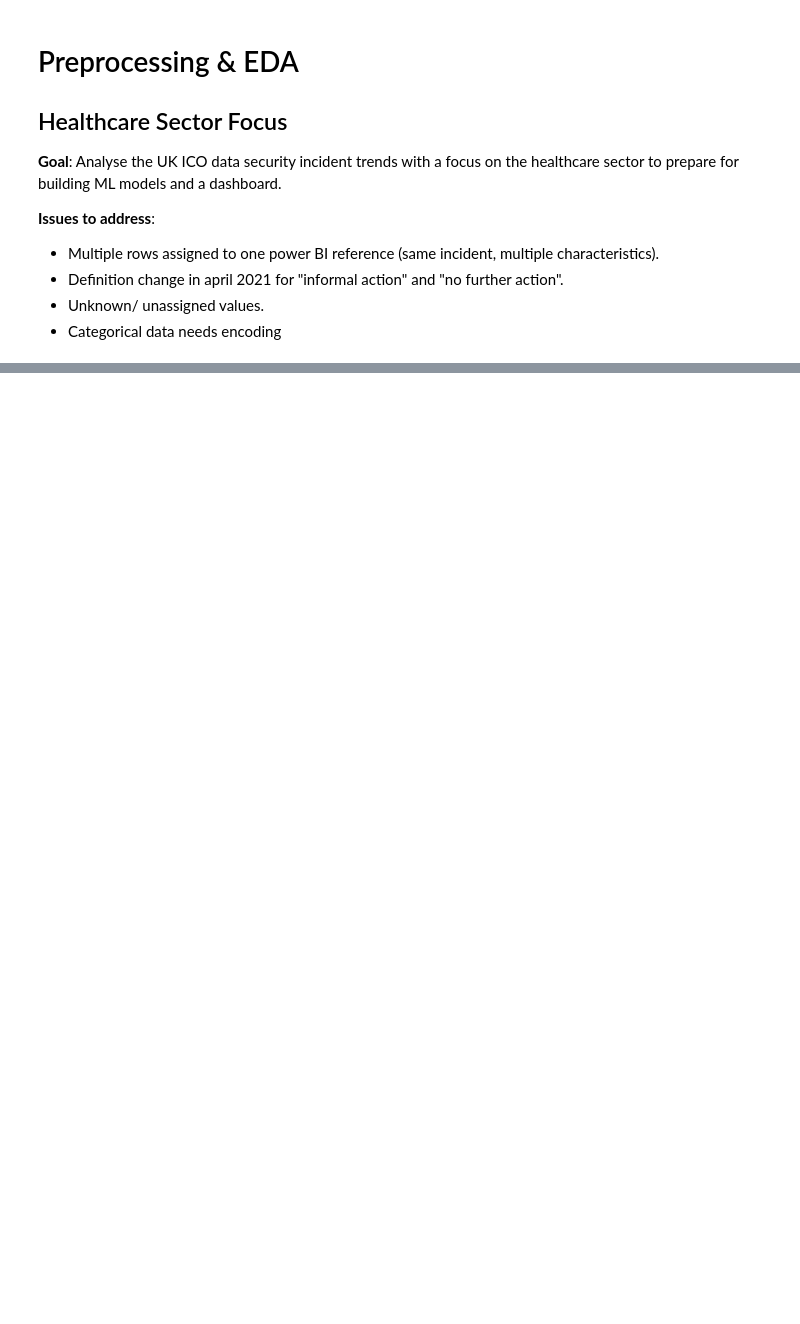
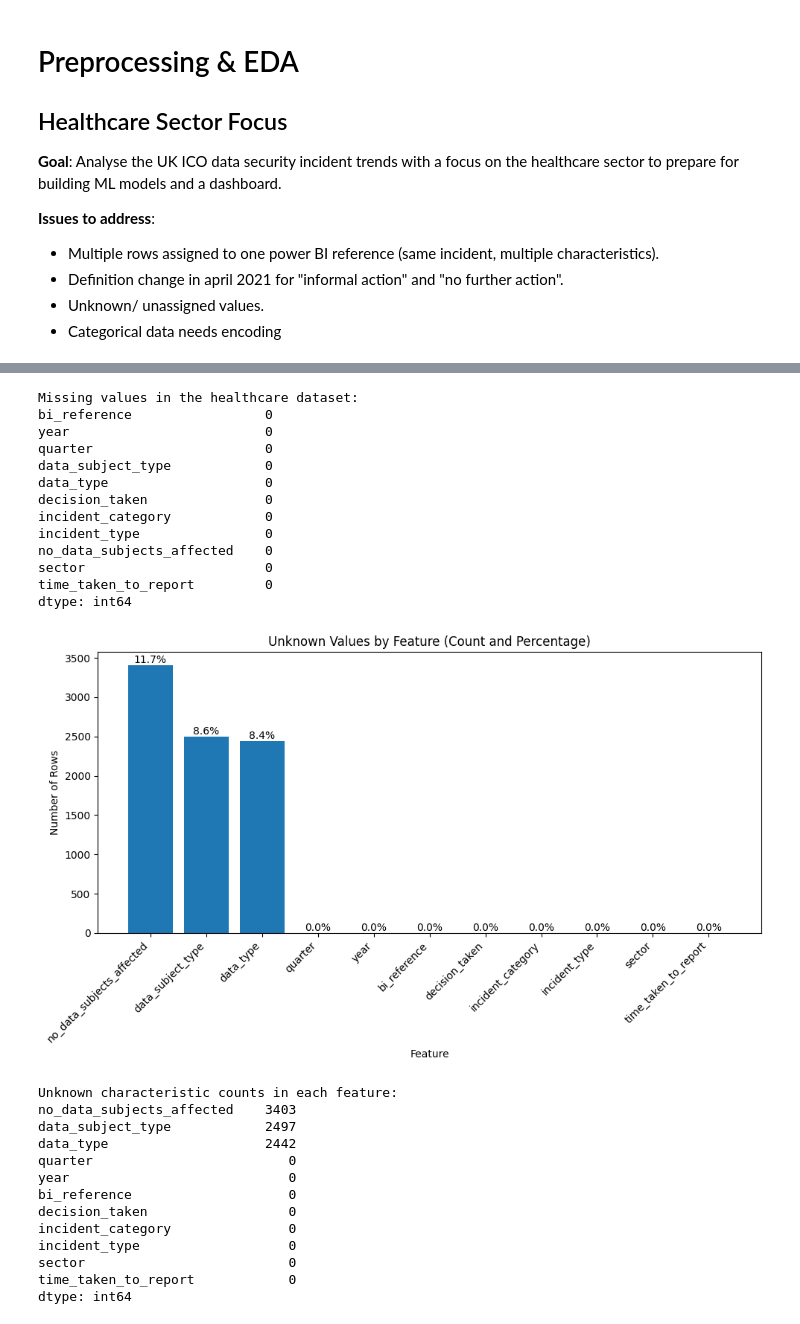
Before and after one commit to maycrowave/healthcare-data-incident-dashboard, a Jupyter notebook: models.ipynb, the cells around one changed output, grey strips where cells are left out. Saved outputs shown, nothing was run; the diff lists cells and outputs as text; code cells hidden in the pictures; blank space fills up the shorter version.

```diff
--- a/models.ipynb
+++ b/models.ipynb
@@ -49,13 +71,9 @@ plt.show()
 # %%
 # filtering the database to focus of the health sector
-df_health = df_original.copy(deep=True)
-df_health = df_original[df_original["Sector"] == "Health"]
+df_health = df_original[df_original["Sector"] == "Health"].copy(deep=True)
 
 # standardising the column names
 df_health.columns = df_health.columns.str.strip().str.lower().str.replace(" ", "_").str.replace(".", "")
 
-# checking how many missing values are in the healthcare df
-df_health.isin(["Unknown", "unknown", "UNKNOWN"]).sum()
-
 # look at new healthcare sector focused df
 df_health.info()
@@ -101,0 +214,58 @@ print(f"Columns that vary across duplicate rows:\n {result}")
+# %%
+# checking how many missing/ unknown values are in the healthcare df
+print(f"Missing values in the healthcare dataset:\n{df_health.isnull().sum()}")
+
+unknown_counts = df_health[categorical_cols].isin(["Unknown"]).sum().sort_values(ascending=False)
+
+# calculate percentages
+unknown_perc = (unknown_counts / len(df_health)) * 100
+
+# visualise per feature
+plt.figure(figsize=(10, 6))
+bars = plt.bar(unknown_counts.index, unknown_counts.values)
+
+plt.title("Unknown Values by Feature (Count and Percentage)")
+plt.xlabel("Feature")
+plt.ylabel("Number of Rows")
+plt.xticks(rotation=45, ha="right")
+
+# add percentage labels
+for bar, pct in zip(bars, unknown_perc):
+    height = bar.get_height()
+    plt.text(
+        bar.get_x() + bar.get_width() / 2,
+        height, f"{pct:.1f}%",
+        ha="center", va="bottom"
+    )
+
+plt.tight_layout()
+plt.show()
+print(f"Unknown characteristic counts in each feature:\n{unknown_counts}")
+# %% [output]
+Missing values in the healthcare dataset:
+bi_reference                 0
+year                         0
+quarter                      0
+data_subject_type            0
+data_type                    0
+decision_taken               0
+incident_category            0
+incident_type                0
+no_data_subjects_affected    0
+sector                       0
+time_taken_to_report         0
+dtype: int64
+[figure, added]
+Unknown characteristic counts in each feature:
+no_data_subjects_affected    3403
+data_subject_type            2497
+data_type                    2442
+quarter                         0
+year                            0
+bi_reference                    0
+decision_taken                  0
+incident_category               0
+incident_type                   0
+sector                          0
+time_taken_to_report            0
+dtype: int64
```
Also changed, not shown: parts of 8 cells of this notebook.
